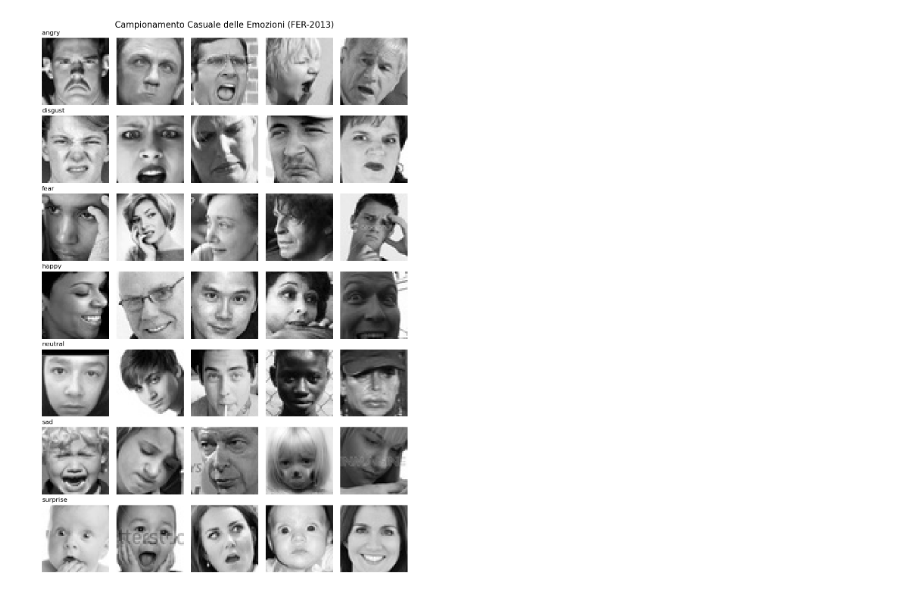
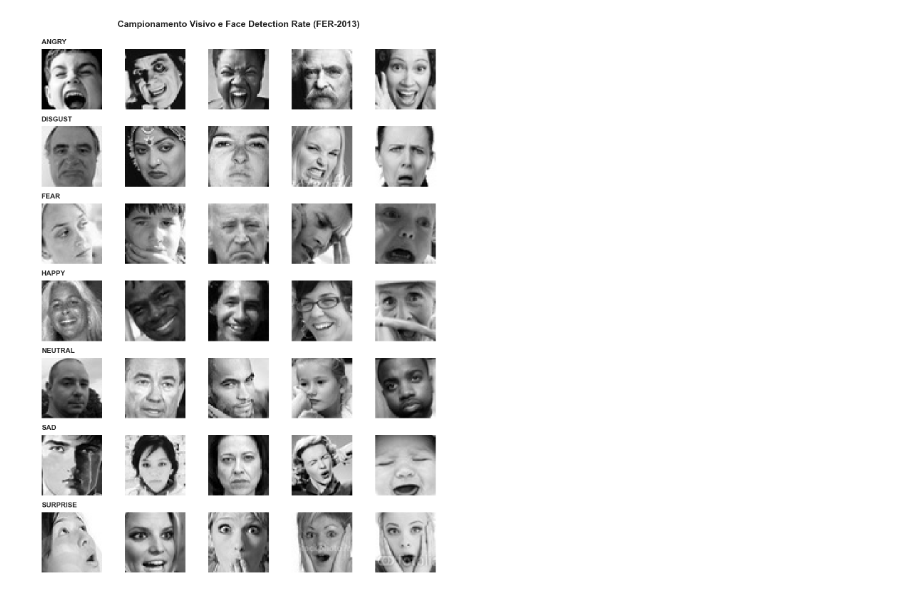
Before and after one commit to UgoManzoED/E.R.M.E.S., a Jupyter notebook: notebooks/01_EDA_Data_Analysis.ipynb, the cells around one changed output. Drawn from its saved outputs; the diff is of its cells as text; code cells hidden in the pictures.

Commit message:
feat: refactor EDA and data pipeline configuration

```diff
--- a/notebooks/01_EDA_Data_Analysis.ipynb
+++ b/notebooks/01_EDA_Data_Analysis.ipynb
@@ -16,8 +15,8 @@ Prima di procedere alla progettazione di un modello di Machine Learning, è fond
 # %%
 """
-Modulo di inizializzazione dell'ambiente e configurazione dei percorsi.
-Importa le librerie necessarie per l'elaborazione numerica, la Computer Vision
-e la Data Visualization.
+Modulo di inizializzazione dell'ambiente e configurazione globale.
+Importa le dipendenze per l'elaborazione numerica (NumPy), Computer Vision (OpenCV)
+e definisce lo stile globale per la Data Visualization.
 """
 
 import cv2
@@ -28,7 +27,13 @@ from pathlib import Path
 import random
 from typing import Tuple, Set, Dict
 
+# Configurazione stile grafico
+plt.style.use('seaborn-v0_8-darkgrid')
+sns.set_context("notebook", font_scale=1.1)
+
 # Configurazione del percorso principale verso i dati di training
 base_dir = Path('../data/fer2013/train')
-print(f"Percorso dataset: {base_dir.resolve()}")
+
+print("--- INIZIALIZZAZIONE AMBIENTE ---")
+print(f"Percorso dataset risolto: {base_dir.resolve()}")
 # %% [output]
@@ -154,59 +156,51 @@ Non ci limiteremo a un'osservazione qualitativa, ma applicheremo algoritmi di Co
 # %%
 """
-Modulo di Ispezione Qualitativa e Face Detection Rate.
-
-Obiettivo: Visualizzare un campione casuale per classe ed estrarre una metrica
-quantitativa sul "rumore" del dataset (occlusioni, filigrane, volti tagliati).
-Metodologia: Utilizza OpenCV Haar Cascades per tentare il rilevamento del volto.
-Un basso detection rate indica alta varianza spaziale e rumore, giustificando
-l'uso di Data Augmentation (RandomTranslation, RandomZoom).
+Modulo: Rumore Strutturale e Ispezione Qualitativa.
+Utilizza OpenCV Haar Cascades per calcolare il Face Detection Rate su un
+campione rappresentativo, evidenziando le difficoltà intrinseche del dataset.
 """
 
-import cv2
-import matplotlib.pyplot as plt
-import random
-
-num_samples = 5
+NUM_SAMPLES = 5
+TEST_SIZE = 100
 emotions = sorted([d.name for d in base_dir.iterdir() if d.is_dir()])
 
-# Inizializziamo il rilevatore di volti di OpenCV
-face_cascade = cv2.CascadeClassifier(cv2.data.haarcascades + 'haarcascade_frontalface_default.xml')
+# Inizializzazione del rilevatore facciale pre-addestrato di OpenCV
+cascade_path = cv2.data.haarcascades + 'haarcascade_frontalface_default.xml'
+face_cascade = cv2.CascadeClassifier(cascade_path)
 
-fig, axes = plt.subplots(len(emotions), num_samples, figsize=(10, 15))
-fig.suptitle('Campionamento Casuale delle Emozioni (FER-2013)', fontsize=16)
+fig, axes = plt.subplots(len(emotions), NUM_SAMPLES, figsize=(12, 16))
+fig.suptitle('Campionamento Visivo e Face Detection Rate (FER-2013)', fontsize=18, fontweight='bold', y=0.98)
 
-print("--- Analisi Qualitativa e Face Detection Rate ---")
+print("--- ANALISI RUMORE STRUTTURALE (FACE DETECTION RATE) ---")
 
 for i, emotion in enumerate(emotions):
     emotion_path = base_dir / emotion
     all_images = list(emotion_path.glob('*'))
 
-    # Campionamento per la griglia visiva
-    sampled_images = random.sample(all_images, min(num_samples, len(all_images)))
-
-    # Campionamento esteso (100 img) per il calcolo statistico del detection rate
-    test_images = random.sample(all_images, min(100, len(all_images)))
+    # Campionamento per il test statistico
+    test_images = random.sample(all_images, min(TEST_SIZE, len(all_images)))
     detected_faces = 0
 
-    for img_path in test_images:
+    # Generazione della griglia e calcolo del rate
+    for j, img_path in enumerate(test_images):
         img_cv = cv2.imread(str(img_path), cv2.IMREAD_GRAYSCALE)
-        # Cerchiamo volti nell'immagine
+
+        # Test di rilevamento facciale
         faces = face_cascade.detectMultiScale(img_cv, scaleFactor=1.1, minNeighbors=3)
         if len(faces) > 0:
             detected_faces += 1
 
-    print(f"Classe {emotion.upper()}: Face Detection Rate = {detected_faces}% (su 100 campioni)")
+        # Popolamento della griglia grafica
+        if j < NUM_SAMPLES:
+            axes[i, j].imshow(img_cv, cmap='gray')
+            axes[i, j].axis('off')
+            if j == 0:
+                axes[i, j].set_title(emotion.upper(), fontsize=14, fontweight='bold', loc='left', pad=10)
 
-    # Disegno della griglia
-    for j, img_path in enumerate(sampled_images):
-        img = cv2.imread(str(img_path), cv2.IMREAD_GRAYSCALE)
-        axes[i, j].imshow(img, cmap='gray')
-        axes[i, j].axis('off')
-        if j == 0:
-            axes[i, j].set_title(emotion, fontsize=12, loc='left')
+    print(f"Classe {emotion.upper():<10} -> Face Detection Rate: {detected_faces}% (su {TEST_SIZE} campioni)")
 
 plt.tight_layout()
-plt.subplots_adjust(top=0.95)
+plt.subplots_adjust(top=0.93)
 plt.savefig('grid_visualization.svg', format='svg', bbox_inches='tight')
 plt.show()
 # %% [output]
@@ -221,3 +215,3 @@ Classe SURPRISE: Face Detection Rate = 34% (su 100 campioni)
-[figure, old version]
+[figure, new version]
 # %%
 """
```
Also changed, not shown: parts of 10 cells of this notebook, 1 other file.
